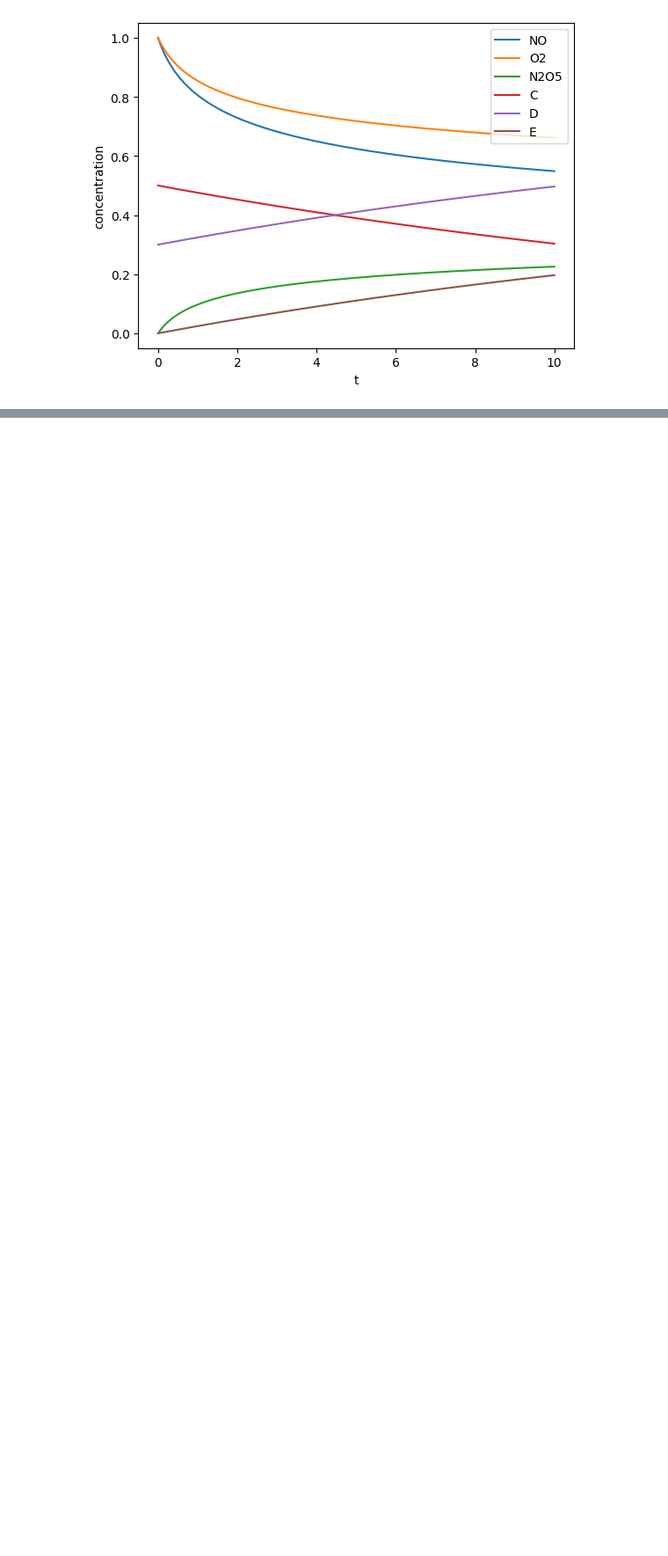
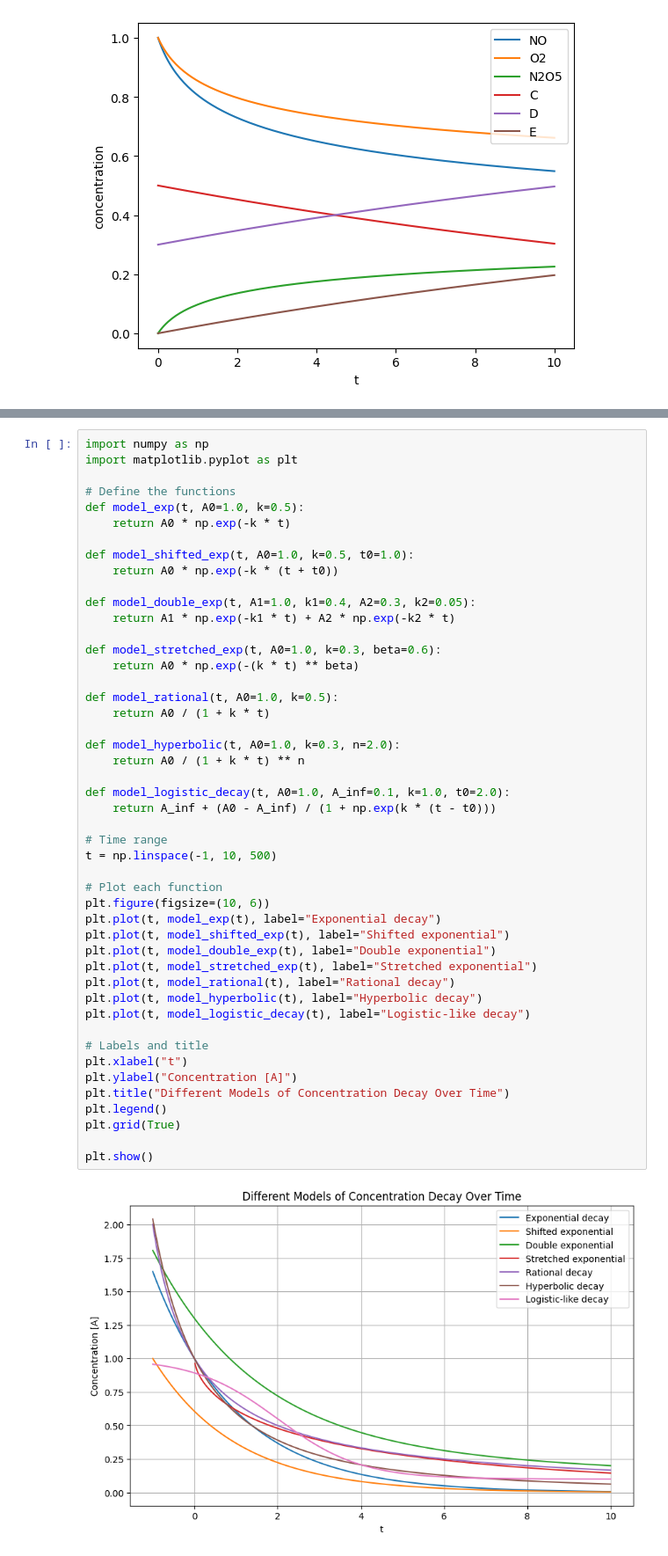
Before and after one commit to yaroslavsavateykin/notebooks, a Jupyter notebook: physha/Untitled.ipynb, the cells around one changed output, grey strips where cells are left out. Shown: that part at 88% size. Saved outputs shown, nothing was run; the diff lists cells and outputs as text; blank space fills up the shorter version.

```diff
--- a/physha/Untitled.ipynb
+++ b/physha/Untitled.ipynb
@@ -175,0 +201,49 @@ plt.show()
+# %%
+import numpy as np
+import matplotlib.pyplot as plt
+
+# Define the functions
+def model_exp(t, A0=1.0, k=0.5):
+    return A0 * np.exp(-k * t)
+
+def model_shifted_exp(t, A0=1.0, k=0.5, t0=1.0):
+    return A0 * np.exp(-k * (t + t0))
+
+def model_double_exp(t, A1=1.0, k1=0.4, A2=0.3, k2=0.05):
+    return A1 * np.exp(-k1 * t) + A2 * np.exp(-k2 * t)
+
+def model_stretched_exp(t, A0=1.0, k=0.3, beta=0.6):
+    return A0 * np.exp(-(k * t) ** beta)
+
+def model_rational(t, A0=1.0, k=0.5):
+    return A0 / (1 + k * t)
+
+def model_hyperbolic(t, A0=1.0, k=0.3, n=2.0):
+    return A0 / (1 + k * t) ** n
+
+def model_logistic_decay(t, A0=1.0, A_inf=0.1, k=1.0, t0=2.0):
+    return A_inf + (A0 - A_inf) / (1 + np.exp(k * (t - t0)))
+
+# Time range
+t = np.linspace(-1, 10, 500)
+
+# Plot each function
+plt.figure(figsize=(10, 6))
+plt.plot(t, model_exp(t), label="Exponential decay")
+plt.plot(t, model_shifted_exp(t), label="Shifted exponential")
+plt.plot(t, model_double_exp(t), label="Double exponential")
+plt.plot(t, model_stretched_exp(t), label="Stretched exponential")
+plt.plot(t, model_rational(t), label="Rational decay")
+plt.plot(t, model_hyperbolic(t), label="Hyperbolic decay")
+plt.plot(t, model_logistic_decay(t), label="Logistic-like decay")
+
+# Labels and title
+plt.xlabel("t")
+plt.ylabel("Concentration [A]")
+plt.title("Different Models of Concentration Decay Over Time")
+plt.legend()
+plt.grid(True)
+
+plt.show()
+# %% [output]
+[figure, added]
```
Also changed, not shown: parts of 2 cells of this notebook, 40 other files.
